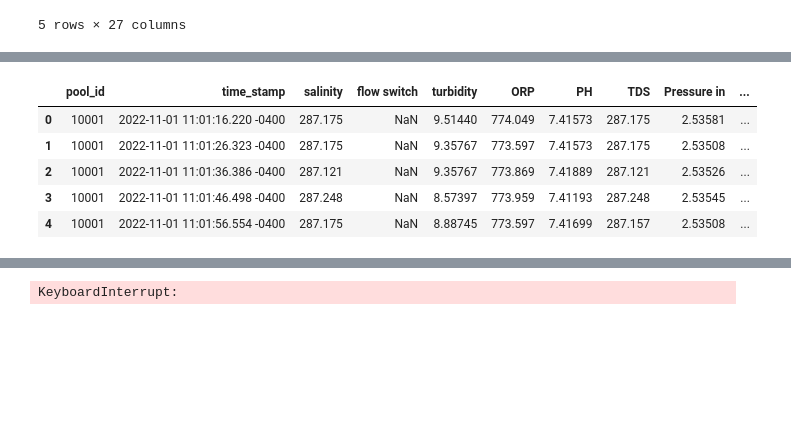
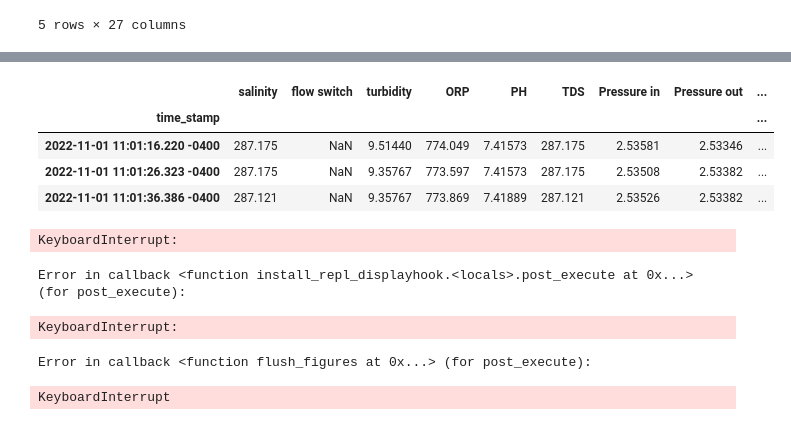
Before and after one commit to lutimoth/RIIPEN_ANTLER, a Jupyter notebook: Tim_Notebooks/Data Wrangle and EDA.ipynb, the cells around one changed output, grey strips where cells are left out. Drawn from its saved outputs; the diff is of its cells as text; code cells hidden in the pictures; blank space fills up the shorter version.

```diff
--- a/Tim_Notebooks/Data Wrangle and EDA.ipynb
+++ b/Tim_Notebooks/Data Wrangle and EDA.ipynb
@@ -19,15 +39,6 @@ df.head()
 # We got some empty columns, lets just drop those
 
 df = df.dropna(axis=1, how='all')
-# %%
-df.head()
-# %% [output]
-|  | pool_id | time_stamp | salinity | flow switch | turbidity | ORP | PH | TDS | Pressure in | ... |
-| 0 | 10001 | 2022-11-01 11:01:16.220 -0400 | 287.175 | NaN | 9.51440 | 774.049 | 7.41573 | 287.175 | 2.53581 | ... |
-| 1 | 10001 | 2022-11-01 11:01:26.323 -0400 | 287.175 | NaN | 9.35767 | 773.597 | 7.41573 | 287.175 | 2.53508 | ... |
-| 2 | 10001 | 2022-11-01 11:01:36.386 -0400 | 287.121 | NaN | 9.35767 | 773.869 | 7.41889 | 287.121 | 2.53526 | ... |
-| 3 | 10001 | 2022-11-01 11:01:46.498 -0400 | 287.248 | NaN | 8.57397 | 773.959 | 7.41193 | 287.248 | 2.53545 | ... |
-| 4 | 10001 | 2022-11-01 11:01:56.554 -0400 | 287.175 | NaN | 8.88745 | 773.597 | 7.41699 | 287.157 | 2.53508 | ... |
 # %%
 # for now, we only have one pool id
 
@@ -41,10 +52,24 @@ df.head()
 | 2 | 2022-11-01 11:01:36.386 -0400 | 287.121 | NaN | 9.35767 | 773.869 | 7.41889 | 287.121 | 2.53526 | 2.53382 | ... |
 | 3 | 2022-11-01 11:01:46.498 -0400 | 287.248 | NaN | 8.57397 | 773.959 | 7.41193 | 287.248 | 2.53545 | 2.53382 | ... |
 | 4 | 2022-11-01 11:01:56.554 -0400 | 287.175 | NaN | 8.88745 | 773.597 | 7.41699 | 287.157 | 2.53508 | 2.53382 | ... |
+# %%
+# Lets set time_stamp as our index
+df = df.set_index('time_stamp')
+df.head(3)
+# %% [output]
+|  | salinity | flow switch | turbidity | ORP | PH | TDS | Pressure in | Pressure out | ... |
+| time_stamp |  |  |  |  |  |  |  |  | ... |
+| 2022-11-01 11:01:16.220 -0400 | 287.175 | NaN | 9.51440 | 774.049 | 7.41573 | 287.175 | 2.53581 | 2.53346 | ... |
+| 2022-11-01 11:01:26.323 -0400 | 287.175 | NaN | 9.35767 | 773.597 | 7.41573 | 287.175 | 2.53508 | 2.53382 | ... |
+| 2022-11-01 11:01:36.386 -0400 | 287.121 | NaN | 9.35767 | 773.869 | 7.41889 | 287.121 | 2.53526 | 2.53382 | ... |
 # %%
 # lets plot everything over time
 df.plot(subplots = True, grid = True, sharex=False,\
        layout = (int(len(df)/3+1),3), figsize = (20,50));
 # %% [output]
 KeyboardInterrupt:
+Error in callback <function install_repl_displayhook.<locals>.post_execute at 0x...> (for post_execute):
+KeyboardInterrupt:
+Error in callback <function flush_figures at 0x...> (for post_execute):
+KeyboardInterrupt
 # %%
```
Also changed, not shown: parts of 6 cells of this notebook.
